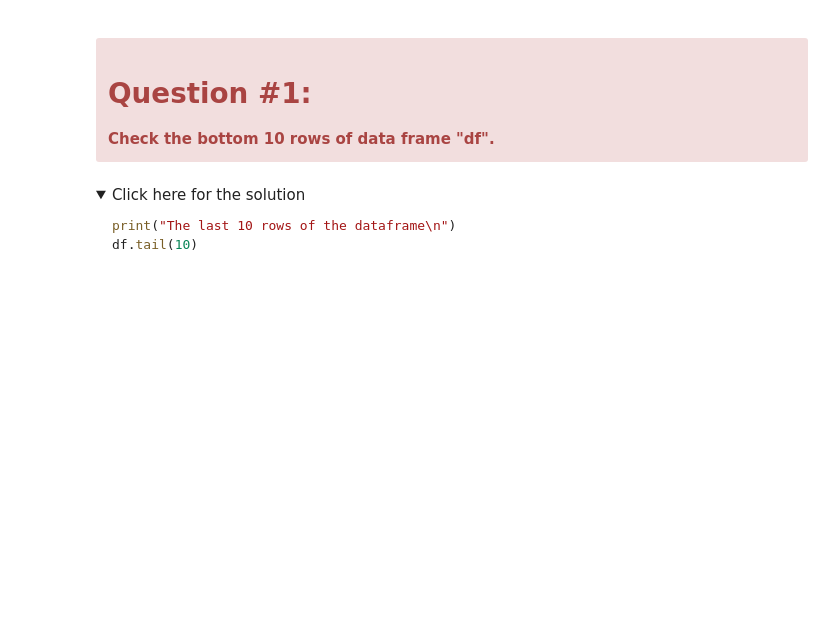
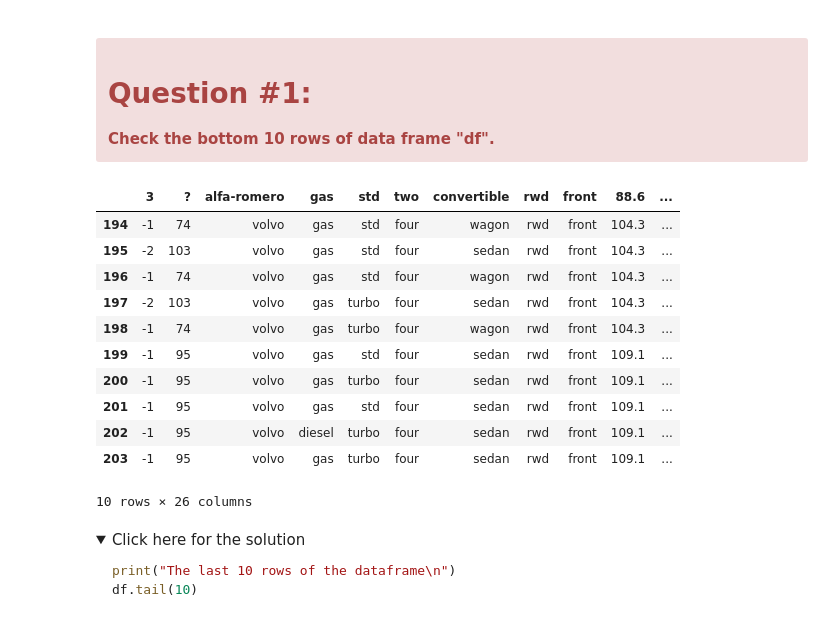
Before and after one commit to titooDiaz/DATA-SCIENCE-EN-PYTHON, a Jupyter notebook: IBM/Adquisicion de datos/DA0101EN-Review-Introduction.jupyterlite.ipynb, the cells around one changed output. Cells and saved outputs as stored; diff of their text form; code cells hidden in the pictures; folded sections open; blank space fills up the shorter version.

```diff
--- a/IBM/Adquisicion de datos/DA0101EN-Review-Introduction.jupyterlite.ipynb
+++ b/IBM/Adquisicion de datos/DA0101EN-Review-Introduction.jupyterlite.ipynb
@@ -127,6 +127,20 @@ The first 5 rows of the dataframe
 </div>
 # %%
 # Write your code below and press Shift+Enter to execute
+df.tail(n=10)
+# %% [output]
+|  | 3 | ? | alfa-romero | gas | std | two | convertible | rwd | front | 88.6 | ... |
+| 194 | -1 | 74 | volvo | gas | std | four | wagon | rwd | front | 104.3 | ... |
+| 195 | -2 | 103 | volvo | gas | std | four | sedan | rwd | front | 104.3 | ... |
+| 196 | -1 | 74 | volvo | gas | std | four | wagon | rwd | front | 104.3 | ... |
+| 197 | -2 | 103 | volvo | gas | turbo | four | sedan | rwd | front | 104.3 | ... |
+| 198 | -1 | 74 | volvo | gas | turbo | four | wagon | rwd | front | 104.3 | ... |
+| 199 | -1 | 95 | volvo | gas | std | four | sedan | rwd | front | 109.1 | ... |
+| 200 | -1 | 95 | volvo | gas | turbo | four | sedan | rwd | front | 109.1 | ... |
+| 201 | -1 | 95 | volvo | gas | std | four | sedan | rwd | front | 109.1 | ... |
+| 202 | -1 | 95 | volvo | diesel | turbo | four | sedan | rwd | front | 109.1 | ... |
+| 203 | -1 | 95 | volvo | gas | turbo | four | sedan | rwd | front | 109.1 | ... |
+10 rows × 26 columns
 # %% [markdown]
 <details><summary>Click here for the solution</summary>
 
```
Also changed, not shown: parts of 16 cells of this notebook, 2 other files.
